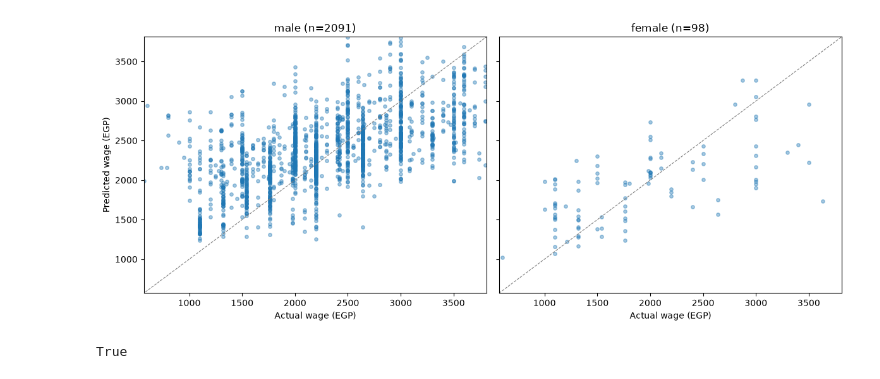
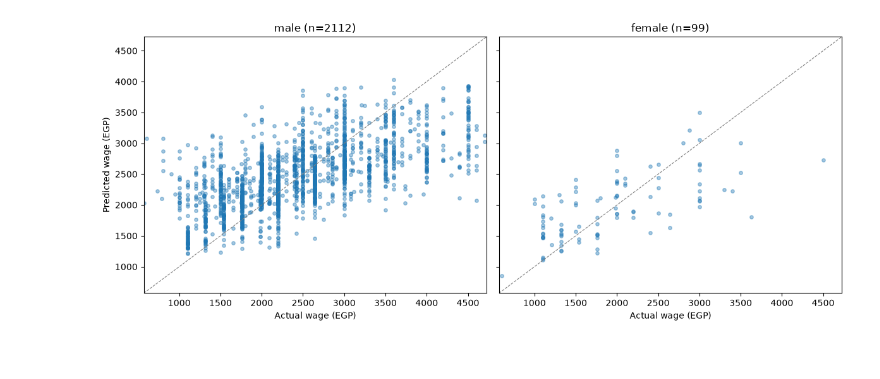
Before and after one commit to Deltares-research/egypt-survey-ml, a Jupyter notebook: notebooks-copy/train_catboost_models.ipynb, the cells around one changed output. Cells and saved outputs as stored; diff of their text form; code cells hidden in the pictures.

Commit message:
put training in src, added gov filtering option in predictions

```diff
--- a/notebooks-copy/train_catboost_models.ipynb
+++ b/notebooks-copy/train_catboost_models.ipynb
@@ -51,23 +51,23 @@ MASK_PATH = (
 )
 
 cfg = DatasetConfig(
-    include_empstab=True,   # see design-decisions table above: circular under the zero-inclusive regime
-    include_hrswk=True,     # team decision (Vanni's email) excludes hours for the female model;
-                            # the audit branch's train-catboost_raw*.ipynb notebooks all keep it
-                            # for female too. Toggle this to test how much of their higher
-                            # reported R2 comes from that one feature, holding everything else
-                            # (repeated eval, intensive-margin decomposition, wage formula, cap)
-                            # fixed at our more rigorous setup.
-    zero_handling="drop_random",   # one of: "none", "drop_random", "lognormal_synthetic"
+    include_empstab=True,  # see design-decisions table above: circular under the zero-inclusive regime
+    include_hrswk=True,  # team decision (Vanni's email) excludes hours for the female model;
+    # the audit branch's train-catboost_raw*.ipynb notebooks all keep it
+    # for female too. Toggle this to test how much of their higher
+    # reported R2 comes from that one feature, holding everything else
+    # (repeated eval, intensive-margin decomposition, wage formula, cap)
+    # fixed at our more rigorous setup.
+    zero_handling="drop_random",  # one of: "none", "drop_random", "lognormal_synthetic"
     predict_log_wage=False,
     include_ribasim=True,
     wage_perturbation=False,
     wage_perturbation_sigma=0.03,
-    drop_random_frac=1.0,   # only used when zero_handling == "drop_random"
-    n_reps=100,             # change this
-    male_outlier_cap=5000,
-    female_outlier_cap=4000,
+    drop_random_frac=1.0,  # only used when zero_handling == "drop_random"
+    male_outlier_cap=10000,
+    female_outlier_cap=np.inf,
     data_filename="data_correlation.xlsx",
+    male_extra_columns=["water_supply"],
 )
 # %%
 # Loads the survey, builds household wage context, makes the sex-stratified train/test split and the
@@ -303,0 +105,9 @@ Logged this run as "EMPSTAB=True, HRSWK=True, ZERO='drop_random'" -- comparison_
+# %%
+trainer = ModelTrainer(
+    ds=ds,
+    male_hp_path=REPO_ROOT
+    / "models/hp_tuning/hp_outcome_with_hrs_regression_male_22.csv",
+    female_hp_path=REPO_ROOT
+    / "models/hp_tuning/hp_outcome_with_hrs_regression_female_22.csv",
+    cls_hp_path=REPO_ROOT / "models/hp_tuning/hp_outcome_classification.csv",
+)
@@ -304,21 +117,24 @@ Logged this run as "EMPSTAB=True, HRSWK=True, ZERO='drop_random'" -- comparison_
 # %%
+results, gap, store = trainer.run_once(
+    ds=None, seed=42, iterations=500, early_stopping_rounds=200
+)
+
 fig, axes = plt.subplots(1, 2, figsize=(12, 5), sharex=True, sharey=True)
 for ax, sex_label in zip(axes, ["male", "female"]):
-    info = LAST_MODELS[sex_label]
+    info = store[sex_label]
     y_true, y_pred = info["y_test"], info["y_pred"]
     ax.scatter(y_true, y_pred, alpha=0.4, s=15)
-    lims = [0.95 * min(y_true.min(), y_pred.min()), max(y_true.max(), y_pred.max()) * 1.05]
+    lims = [
+        0.95 * min(y_true.min(), y_pred.min()),
+        max(y_true.max(), y_pred.max()) * 1.05,
+    ]
     ax.plot(lims, lims, color="gray", linestyle="--", linewidth=0.8)
     ax.set_xlim(lims)
     ax.set_ylim(lims)
     ax.set_xlabel("Actual wage (EGP)")
     ax.set_title(f"{sex_label} (n={len(y_true)})")
 axes[0].set_ylabel("Predicted wage (EGP)")
 plt.tight_layout()
 plt.show()
 # %% [output]
-[figure, old version]
+[figure, new version]
-# %%
-MASK_PATH.is_absolute()
-# %% [output]
-True
```
Also changed, not shown: parts of 12 cells of this notebook, 17 other files.
